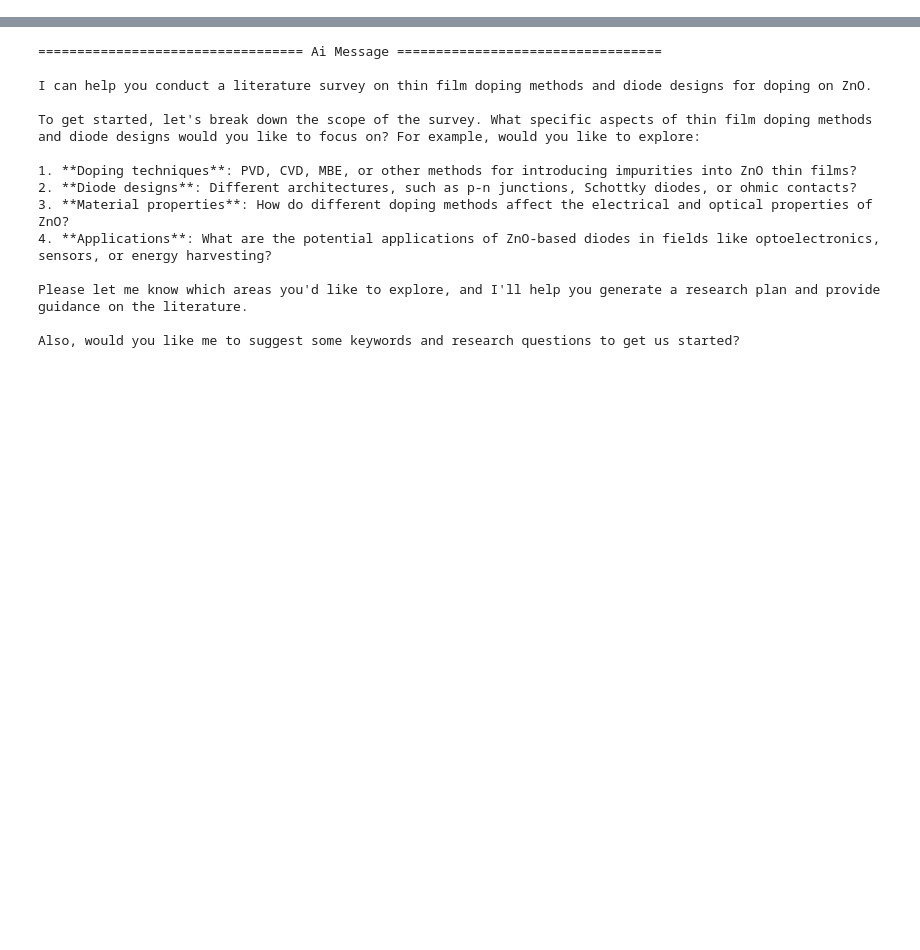
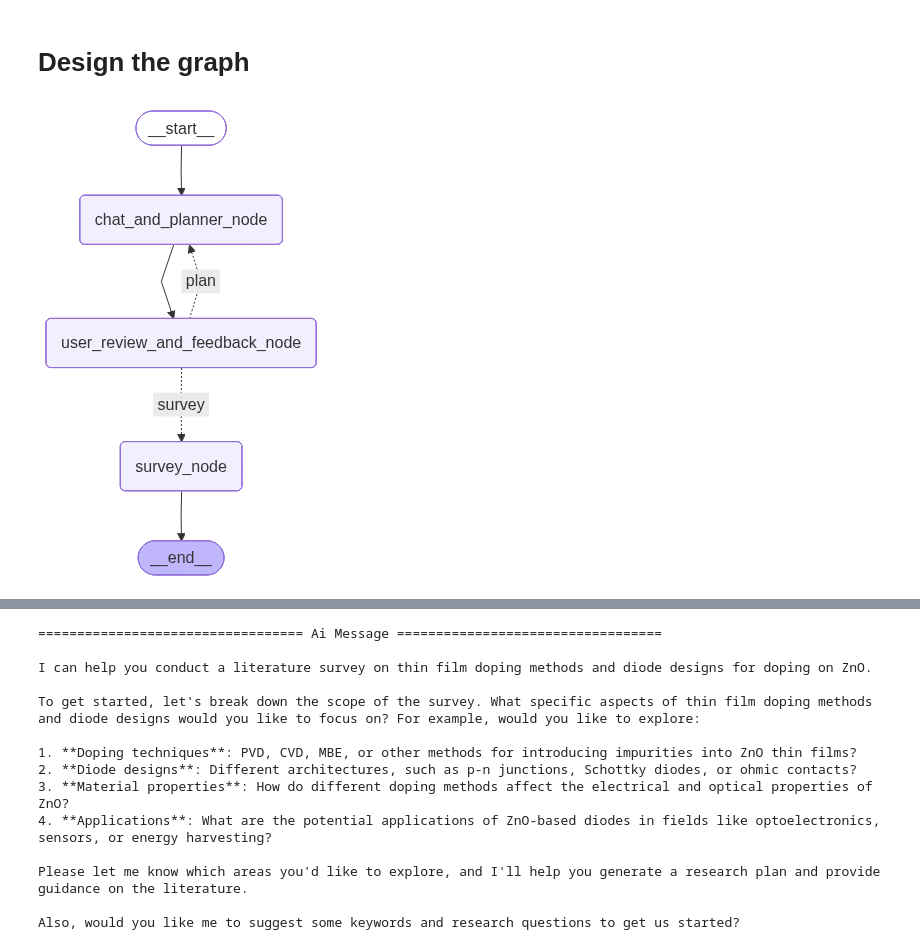
Before and after one commit to Roudranil/lattice, a Jupyter notebook: notebooks/starter-agent.ipynb, the cells around one changed output, grey strips where cells are left out. Saved outputs shown, nothing was run; the diff lists cells and outputs as text; code cells hidden in the pictures; blank space fills up the shorter version.

Commit message:
updated started agent

```diff
--- a/notebooks/starter-agent.ipynb
+++ b/notebooks/starter-agent.ipynb
@@ -87,6 +74,7 @@ class ResearchPlan(BaseModel):
     research_questions: List[ResearchQuestion] = Field(default_factory=list)
     next_steps: List[str] = Field(default_factory=list)
     further_clarifications_required: List[str] = Field(default_factory=list)
+    other_ai_message: List[str] = Field(default_factory=str)
 
     def to_markdown(self) -> str:
         """Converts the ResearchPlan object into a structured Markdown document."""
@@ -210,6 +198,46 @@ class AgentState(TypedDict):
     messages: Annotated[List[BaseMessage], add_messages]
     research_plan: Optional[ResearchPlan]
     is_plan_approved_by_user: Optional[bool]
+# %% [markdown]
+# Design the graph
+# %%
+chat_llm = ChatOpenAI(
+    model=settings.models.hf.chat,
+    base_url=settings.env.HF_API_ENDPOINT,
+    api_key=settings.env.HF_API_KEY,
+    max_completion_tokens=8192,
+    temperature=0.0,
+    top_p=0.7,
+)
+structured_research_plan_llm = ChatOpenAI(
+    model=settings.models.hf.structured_output,
+    base_url=settings.env.HF_API_ENDPOINT,
+    api_key=settings.env.HF_API_KEY,
+    max_completion_tokens=8192,
+    temperature=0.0,
+    top_p=1,
+).with_structured_output(ResearchPlan, include_raw=True, method="json_mode")
+reasoning_llm = ChatOpenAI(
+    model=settings.models.hf.reasoning,
+    base_url=settings.env.HF_API_ENDPOINT,
+    api_key=settings.env.HF_API_KEY,
+    max_completion_tokens=8192,
+    temperature=0.0,
+    top_p=0.7,
+)
+# %%
+def accumulate_usage(total: dict, new: dict):
+    if not new:
+        return total
+
+    for key, value in new.items():
+        if isinstance(value, dict):
+            total.setdefault(key, {})
+            accumulate_usage(total[key], value)
+        elif isinstance(value, (int, float)):
+            total[key] = total.get(key, 0) + value
+
+    return total
 # %%
 def chat_and_planner_node(state: AgentState) -> AgentState | Dict:
     logger.debug("entering chat_and_planner_node.")
@@ -322,4 +381,8 @@ graph.add_conditional_edges(
 graph.add_edge("survey_node", END)
 checkpointer = MemorySaver()
 agent = graph.compile(checkpointer=checkpointer)
+# %%
+agent
+# %% [output]
+[figure, added]
 # %%
```
Also changed, not shown: parts of 7 cells of this notebook.
